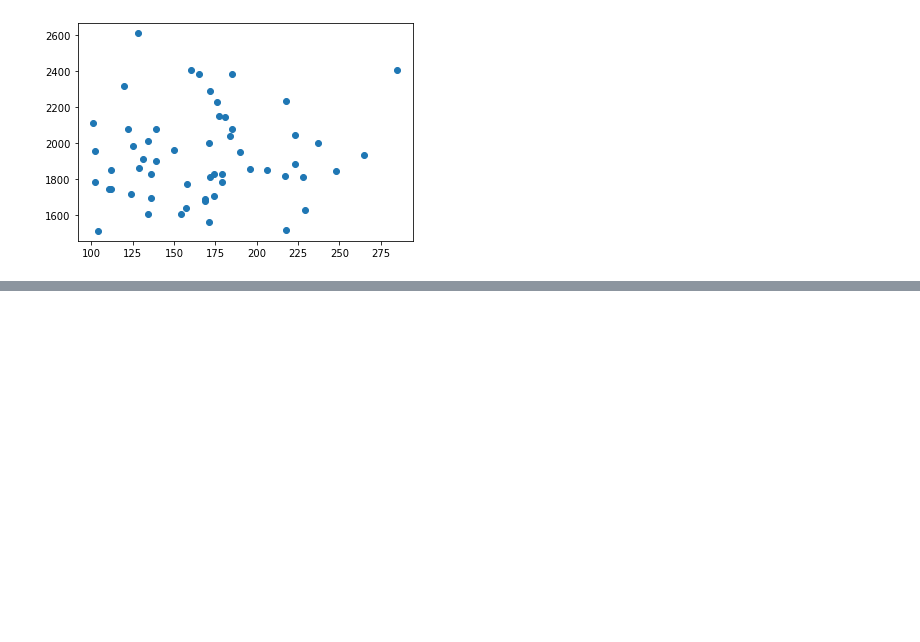
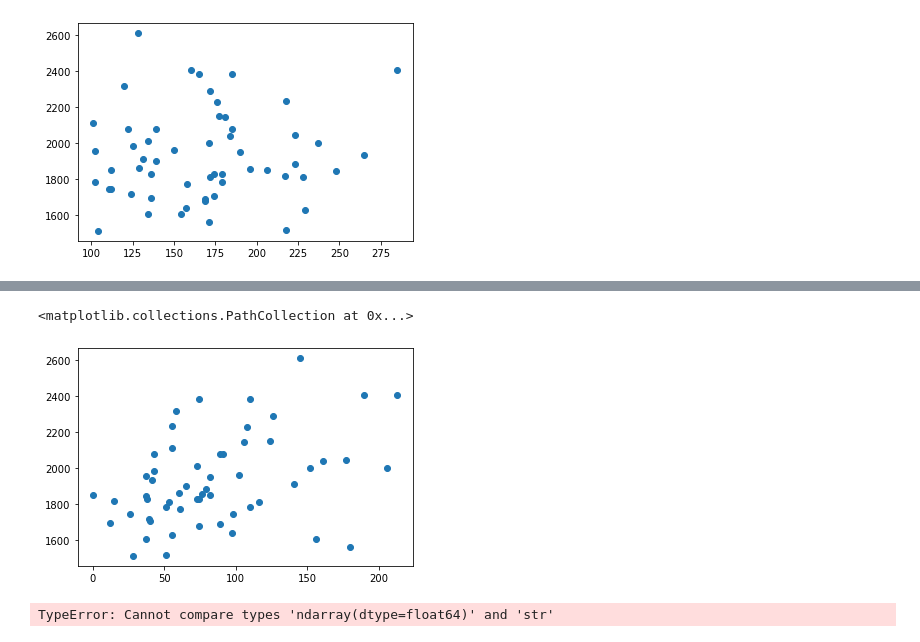
Before and after one commit to FernB/WACrimeRatesCovid19, a Jupyter notebook: WA Crime Rates.ipynb, the cells around one changed output, grey strips where cells are left out. Cells and saved outputs as stored; diff of their text form; code cells hidden in the pictures; blank space fills up the shorter version.

```diff
--- a/WA Crime Rates.ipynb
+++ b/WA Crime Rates.ipynb
@@ -318,0 +321,3 @@ plt.scatter(x=dvmerge['domestic violence: (Western Australia)'], y=dvmerge['COUN
+# %%
+resmerge = pd.merge(DVcount,respectmonthly, on= 'Month/Year')
+resmerge.head()
@@ -318,0 +331,5 @@ plt.scatter(x=dvmerge['domestic violence: (Western Australia)'], y=dvmerge['COUN
+# %%
+plt.scatter(x=resmerge['1800 respect: (Australia)'], y=resmerge['COUNT_of_Offnc_ID'])
+# %% [output]
+<matplotlib.collections.PathCollection at 0x...>
+[figure, added]
@@ -318,0 +340,5 @@ plt.scatter(x=dvmerge['domestic violence: (Western Australia)'], y=dvmerge['COUN
+# %%
+totalplot = totalplot.drop(columns=['WAPOL_Hierarchy_Lvl2','Period']).set_index('Month/Year')
+totalplot.replace({'COUNT_of_Offnc_ID':'Domestic Violence Offences','domestic violence: (Western Australia)':'Google Searches for domestic violence in Western Australia','/1800 respect: (Australia)':'Google Searches for /1800 respect in Australia'})
+# %% [output]
+TypeError: Cannot compare types 'ndarray(dtype=float64)' and 'str'
```
Also changed, not shown: parts of 10 cells of this notebook, 1 other file.
